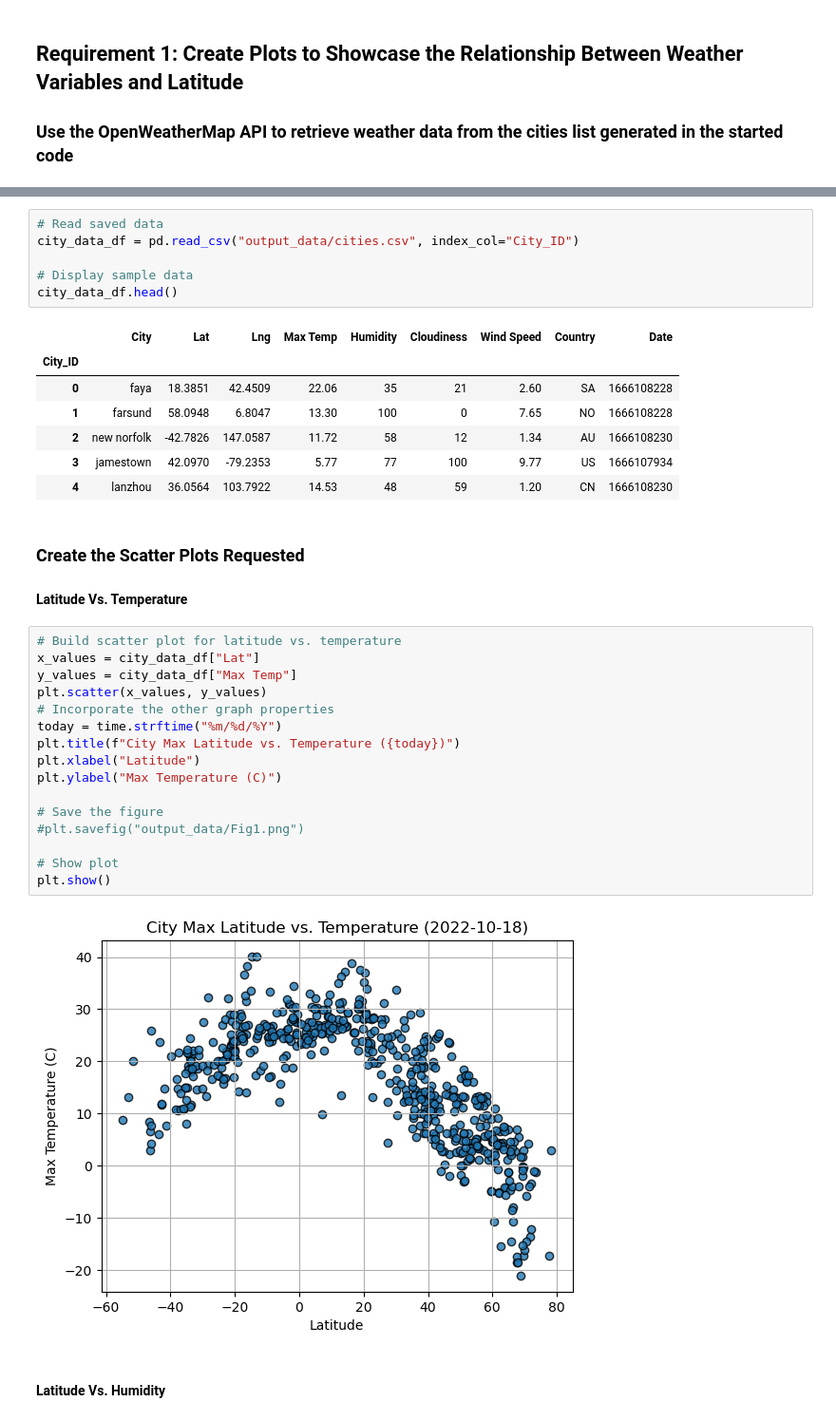
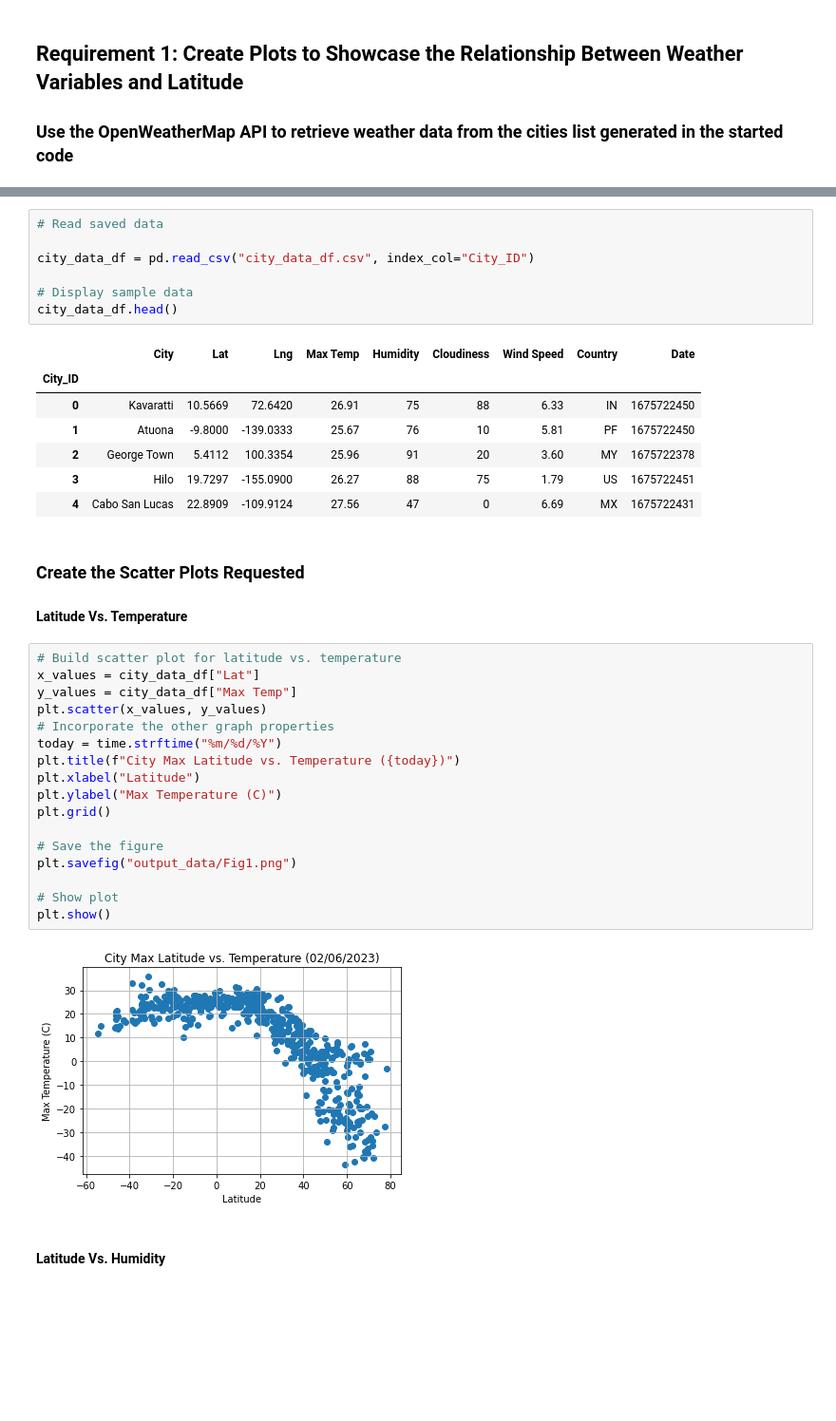
Before and after one commit to Tsmoore002900/Api-Python-Challenge, a Jupyter notebook: WeatherPy/WeatherPy.ipynb, the cells around one changed output, grey strips where cells are left out. Shown at 95% size. Drawn from its saved outputs; the diff is of its cells as text; blank space fills up the shorter version.

```diff
--- a/WeatherPy/WeatherPy.ipynb
+++ b/WeatherPy/WeatherPy.ipynb
@@ -188,17 +184,18 @@ FileNotFoundError: [Errno 2] No such file or directory: 'output_data/cities.csv'
 # %%
 # Read saved data
-city_data_df = pd.read_csv("output_data/cities.csv", index_col="City_ID")
+
+city_data_df = pd.read_csv("city_data_df.csv", index_col="City_ID")
 
 # Display sample data
 city_data_df.head()
 # %% [output]
 |  | City | Lat | Lng | Max Temp | Humidity | Cloudiness | Wind Speed | Country | Date |
 | City_ID |  |  |  |  |  |  |  |  |  |
-| 0 | faya | 18.3851 | 42.4509 | 22.06 | 35 | 21 | 2.60 | SA | 1666108228 |
-| 1 | farsund | 58.0948 | 6.8047 | 13.30 | 100 | 0 | 7.65 | NO | 1666108228 |
-| 2 | new norfolk | -42.7826 | 147.0587 | 11.72 | 58 | 12 | 1.34 | AU | 1666108230 |
-| 3 | jamestown | 42.0970 | -79.2353 | 5.77 | 77 | 100 | 9.77 | US | 1666107934 |
-| 4 | lanzhou | 36.0564 | 103.7922 | 14.53 | 48 | 59 | 1.20 | CN | 1666108230 |
+| 0 | Kavaratti | 10.5669 | 72.6420 | 26.91 | 75 | 88 | 6.33 | IN | 1675722450 |
+| 1 | Atuona | -9.8000 | -139.0333 | 25.67 | 76 | 10 | 5.81 | PF | 1675722450 |
+| 2 | George Town | 5.4112 | 100.3354 | 25.96 | 91 | 20 | 3.60 | MY | 1675722378 |
+| 3 | Hilo | 19.7297 | -155.0900 | 26.27 | 88 | 75 | 1.79 | US | 1675722451 |
+| 4 | Cabo San Lucas | 22.8909 | -109.9124 | 27.56 | 47 | 0 | 6.69 | MX | 1675722431 |
 # %% [markdown]
 ### Create the Scatter Plots Requested
 
@@ -206,21 +203,22 @@ city_data_df.head()
 # %%
 # Build scatter plot for latitude vs. temperature
 x_values = city_data_df["Lat"]
 y_values = city_data_df["Max Temp"]
 plt.scatter(x_values, y_values)
 # Incorporate the other graph properties
 today = time.strftime("%m/%d/%Y")
 plt.title(f"City Max Latitude vs. Temperature ({today})")
 plt.xlabel("Latitude")
 plt.ylabel("Max Temperature (C)")
+plt.grid()
 
 # Save the figure
-#plt.savefig("output_data/Fig1.png")
+plt.savefig("output_data/Fig1.png")
 
 # Show plot
 plt.show()
 # %% [output]
-[figure, old version]
+[figure, new version]
 # %% [markdown]
 #### Latitude Vs. Humidity
 # %%
```
Also changed, not shown: parts of 9 cells of this notebook, 3 other files.
